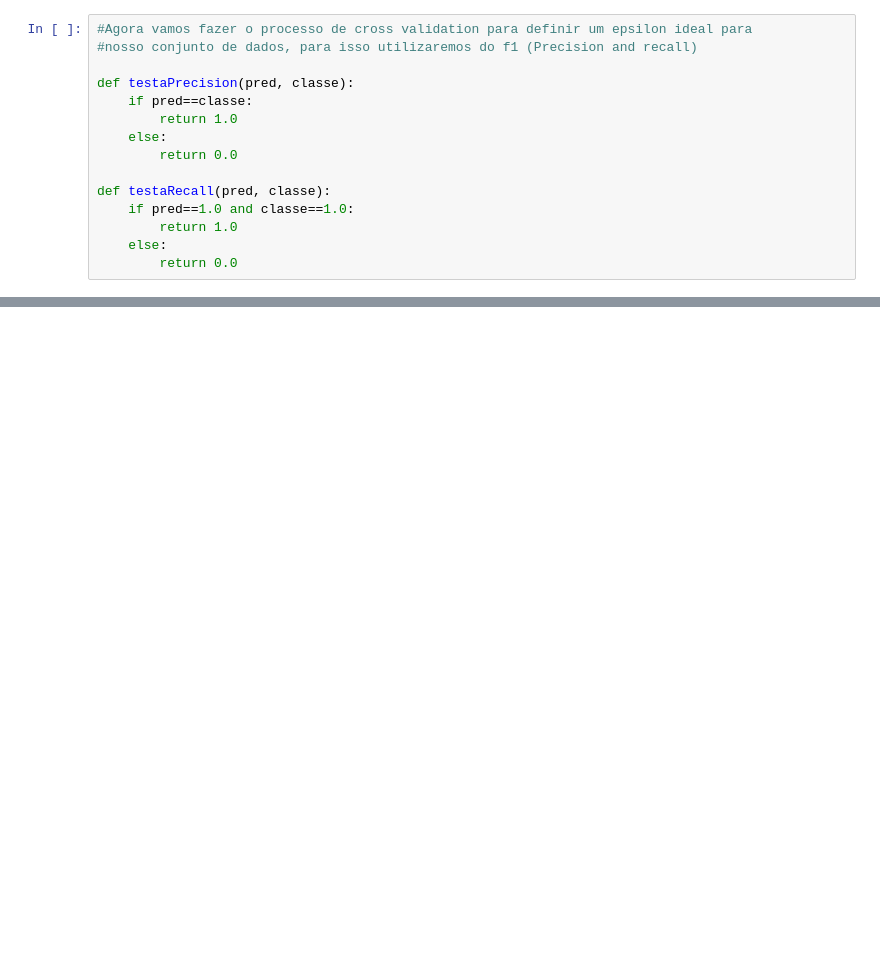
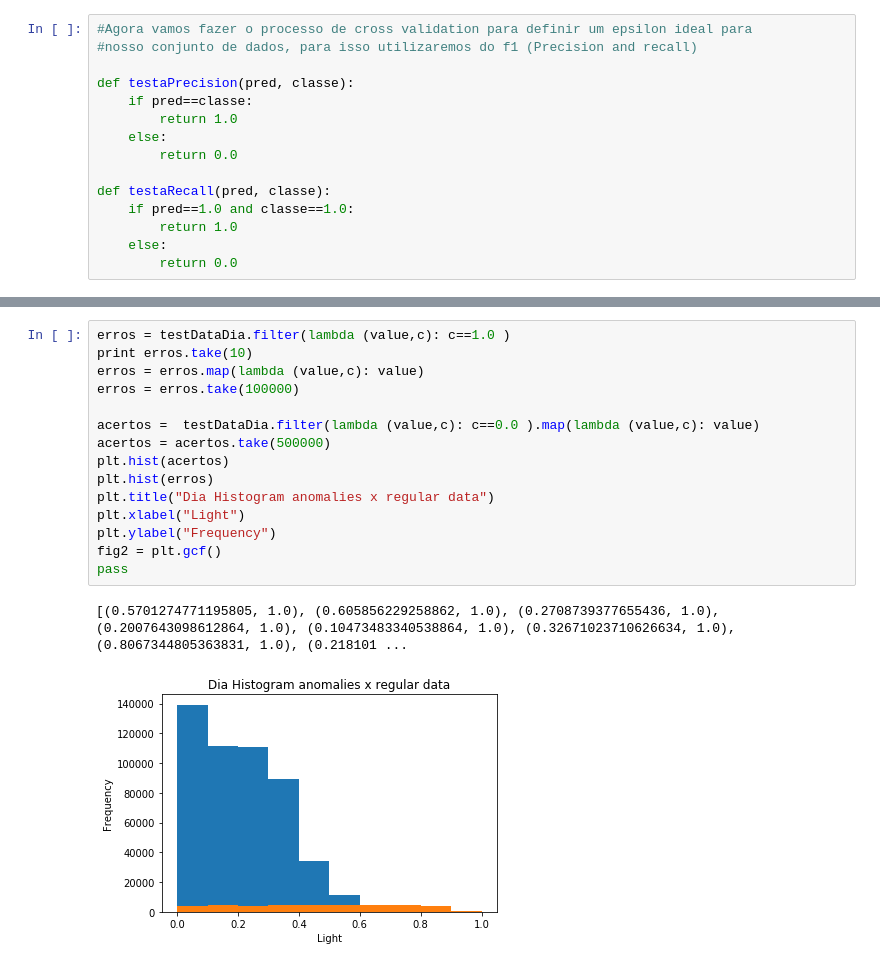
Before and after one commit to ivanzy/BigData, a Jupyter notebook: ProjetoBIGDATA.ipynb, the cells around one changed output, grey strips where cells are left out. Saved outputs shown, nothing was run; the diff lists cells and outputs as text; blank space fills up the shorter version.

```diff
--- a/ProjetoBIGDATA.ipynb
+++ b/ProjetoBIGDATA.ipynb
@@ -230,0 +293,18 @@ KeyboardInterrupt:
+# %%
+erros = testDataDia.filter(lambda (value,c): c==1.0 )
+print erros.take(10)
+erros = erros.map(lambda (value,c): value)
+erros = erros.take(100000)
+
+acertos =  testDataDia.filter(lambda (value,c): c==0.0 ).map(lambda (value,c): value)
+acertos = acertos.take(500000)
+plt.hist(acertos)
+plt.hist(erros)
+plt.title("Dia Histogram anomalies x regular data")
+plt.xlabel("Light")
+plt.ylabel("Frequency")
+fig2 = plt.gcf()
+pass
+# %% [output]
+[(0.5701274771195805, 1.0), (0.605856229258862, 1.0), (0.2708739377655436, 1.0), (0.2007643098612864, 1.0), (0.10473483340538864, 1.0), (0.32671023710626634, 1.0), (0.8067344805363831, 1.0), (0.218101 ...
+[figure, added]
```
Also changed, not shown: parts of 23 cells of this notebook, 12 other files.
